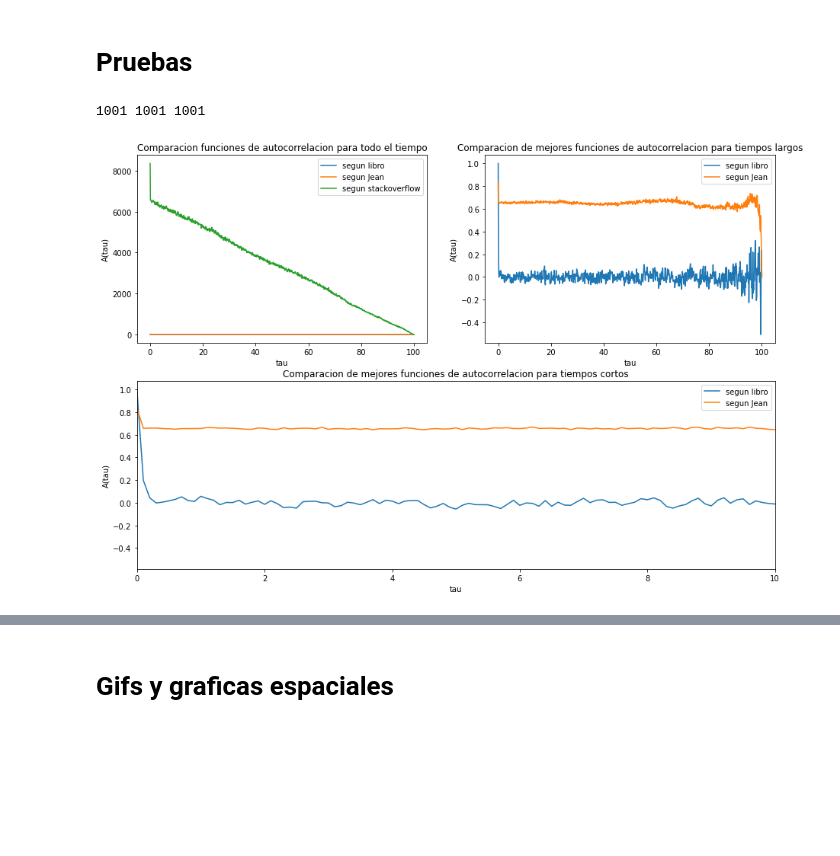
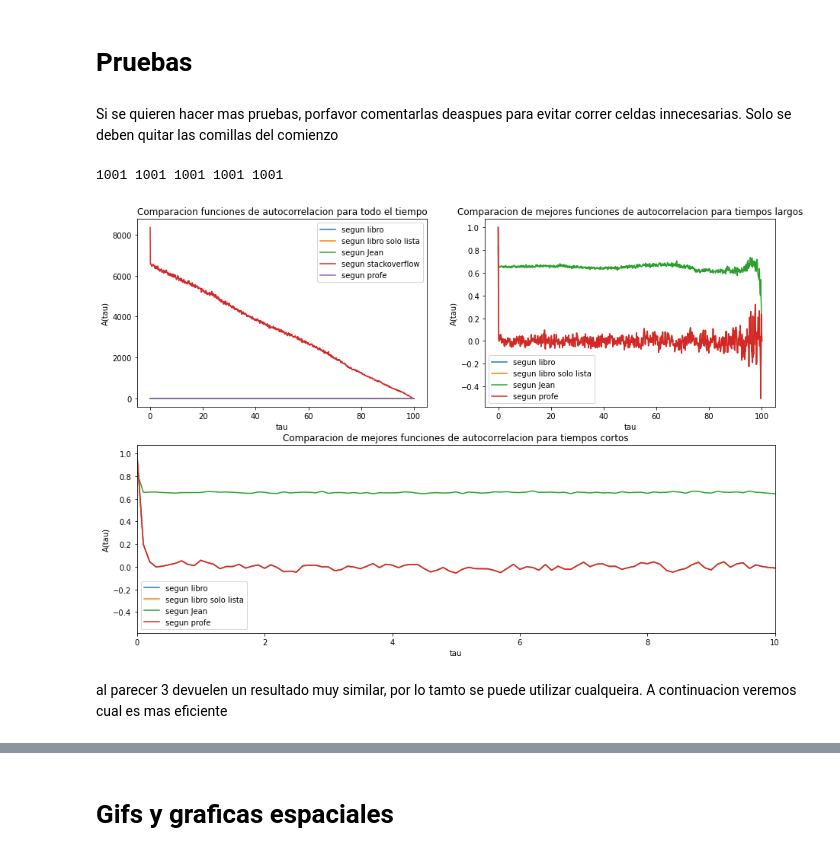
Before and after one commit to bcifuentes/Turbulencias, a Jupyter notebook: src/Analisis.ipynb, the cells around one changed output, grey strips where cells are left out. Saved outputs shown, nothing was run; the diff lists cells and outputs as text; code cells hidden in the pictures; blank space fills up the shorter version.

```diff
--- a/src/Analisis.ipynb
+++ b/src/Analisis.ipynb
@@ -31,5 +33,7 @@ data
 1001 rows × 5 columns
 # %% [markdown]
 # Pruebas
+# %% [markdown]
+Si se quieren hacer mas pruebas, porfavor comentarlas deaspues para evitar correr celdas innecesarias. Solo se deben quitar las comillas del comienzo
 # %%
 sigma = np.mean( np.power(data["vx"], 2) + np.power(data["vy"], 2) )
@@ -59,37 +76,61 @@ def autocorrelation2(dt):
 # %%
-corr = vel_autocorr(t)
-corr2 = autocorrelation(dtmin)
-corr3 = autocorrelation2(dtmin)
-print(corr.size, corr2.size, corr3.size)
+
+sigma = np.mean( np.power(data["vx"], 2) + np.power(data["vy"], 2) )
+corr = autocorrelation_lib(t, data, sigma)
+
+sigma = autocorrelation_lib2(0, data["vx"], 1.0)[0] + autocorrelation_lib2(0, data["vy"], 1.0)[0]
+corr2 = autocorrelation_lib2(t, data["vx"], sigma) + autocorrelation_lib2(t, data["vy"], sigma)
+
+corr3 = autocorrelation(dtmin, data)
+corr4 = autocorrelation2(dtmin, data)
+
+corr5 = np.zeros(data["vx"].size)
+A0 = autocorrelation_prof(data["vx"], data["vx"], 1.0, 0) + autocorrelation_prof(data["vy"], data["vy"], 1.0, 0)
+for i in range(data["vx"].size):
+    corr5[i] = autocorrelation_prof(data["vx"], data["vx"], A0, i) + autocorrelation_prof(data["vy"], data["vy"], A0, i)
+
+print(corr.size, corr2.size, corr3.size, corr4.size, corr5.size)
 
 fig = plt.figure(figsize=(15,10))
 
 ax1 = fig.add_subplot(212)
 ax2 = fig.add_subplot(222)
 ax3 = fig.add_subplot(221)
 
 ax1.plot(data["t"].unique(), corr, label="segun libro")
-ax1.plot(data["t"].unique(), corr2, label="segun Jean")
+ax1.plot(data["t"].unique(), corr2, label="segun libro solo lista")
+ax1.plot(data["t"].unique(), corr3, label="segun Jean")
+ax1.plot(data["t"].unique(), corr5, label="segun profe")
 ax1.set_xlabel("tau")
 ax1.set_ylabel("A(tau)")
 ax1.legend()
 ax1.set_xlim(0,10)
 ax1.set_title("Comparacion de mejores funciones de autocorrelacion para tiempos cortos")
 
 ax2.plot(data["t"].unique(), corr, label="segun libro")
-ax2.plot(data["t"].unique(), corr2, label="segun Jean")
+ax2.plot(data["t"].unique(), corr2, label="segun libro solo lista")
+ax2.plot(data["t"].unique(), corr3, label="segun Jean")
+ax2.plot(data["t"].unique(), corr5, label="segun profe")
 ax2.set_xlabel("tau")
 ax2.set_ylabel("A(tau)")
 ax2.legend()
 ax2.set_title("Comparacion de mejores funciones de autocorrelacion para tiempos largos")
 
 ax3.plot(data["t"].unique(), corr, label="segun libro")
-ax3.plot(data["t"].unique(), corr2, label="segun Jean")
-ax3.plot(data["t"].unique(), corr3, label="segun stackoverflow")
+ax3.plot(data["t"].unique(), corr2, label="segun libro solo lista")
+ax3.plot(data["t"].unique(), corr3, label="segun Jean")
+ax3.plot(data["t"].unique(), corr4, label="segun stackoverflow")
+ax3.plot(data["t"].unique(), corr5, label="segun profe")
 ax3.set_xlabel("tau")
 ax3.set_ylabel("A(tau)")
 ax3.legend()
 ax3.set_title("Comparacion funciones de autocorrelacion para todo el tiempo");
+
+#plt.savefig("../outp/pruebas_autocorrelacion.png")
+#"""
 # %% [output]
-1001 1001 1001
+1001 1001 1001 1001 1001
-[figure, old version]
+[figure, new version]
+# %% [markdown]
+al parecer 3 devuelen un resultado muy similar, por lo tamto se puede utilizar cualqueira.
+A continuacion veremos cual es mas eficiente
```
Also changed, not shown: parts of 10 cells of this notebook, 8 other files.
